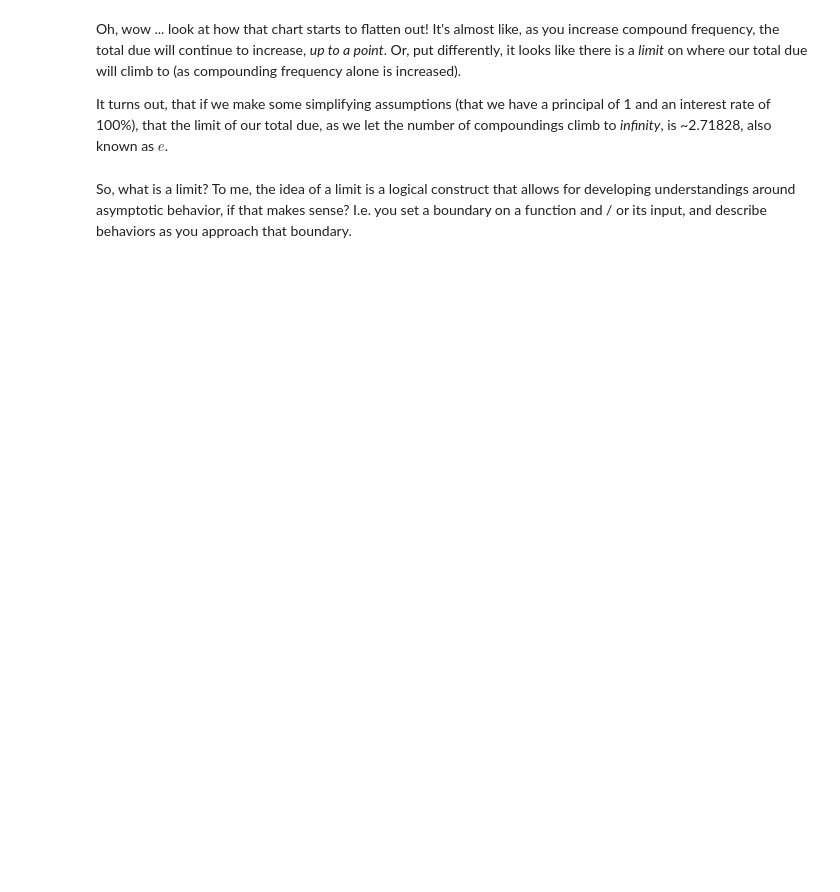
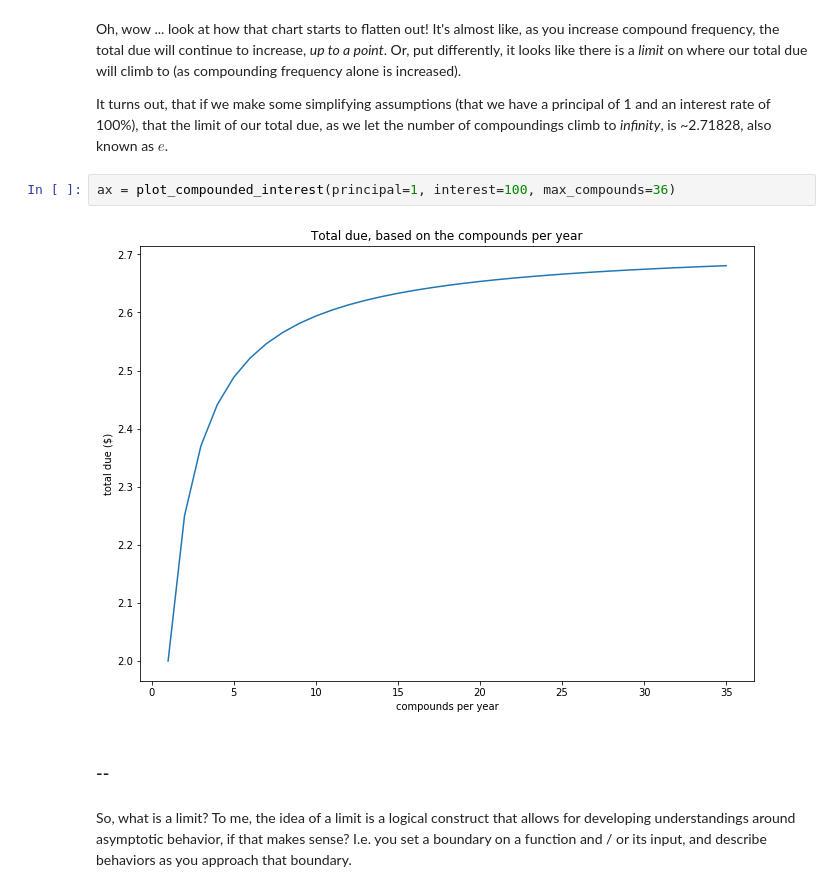
Before and after one commit to contently/math_class, a Jupyter notebook: limits.ipynb, the cells around one changed output. Drawn from its saved outputs; the diff is of its cells as text; blank space fills up the shorter version.

```diff
--- a/limits.ipynb
+++ b/limits.ipynb
@@ -186,5 +190,11 @@ ax = plot_compounded_interest()
 Oh, wow ... look at how that chart starts to flatten out! It's almost like, as you increase compound frequency, the total due will continue to increase, _up to a point_. Or, put differently, it looks like there is a _limit_ on where our total due will climb to (as compounding frequency alone is increased).
 
 It turns out, that if we make some simplifying assumptions (that we have a principal of 1 and an interest rate of 100%), that the limit of our total due, as we let the number of compoundings climb to _infinity_, is ~2.71828, also known as $e$.
+# %%
+ax = plot_compounded_interest(principal=1, interest=100, max_compounds=36)
+# %% [output]
+[figure, added]
+# %% [markdown]
+### --
 # %% [markdown]
 So, what is a limit? To me, the idea of a limit is a logical construct that allows for developing understandings around asymptotic behavior, if that makes sense? I.e. you set a boundary on a function and / or its input, and describe behaviors as you approach that boundary.
```
Also changed, not shown: parts of 2 cells of this notebook.
